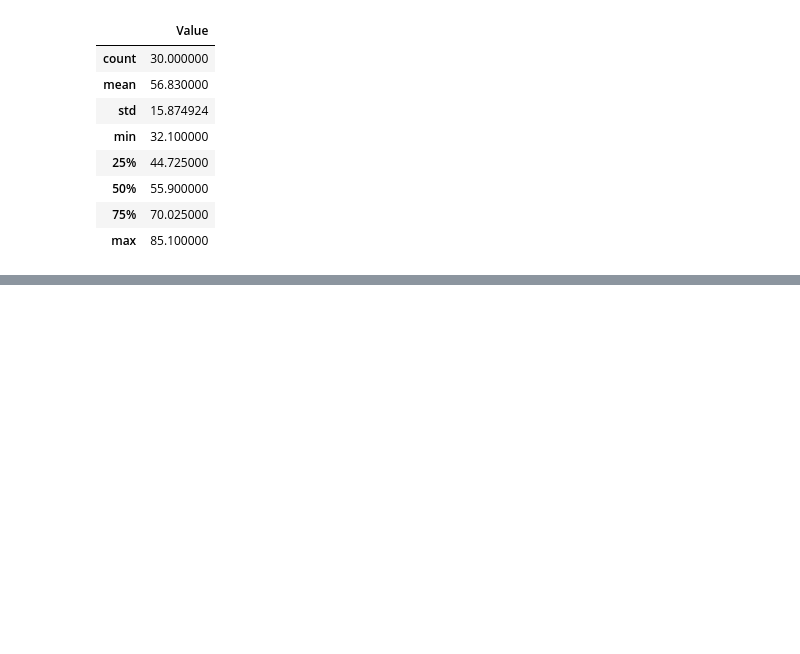
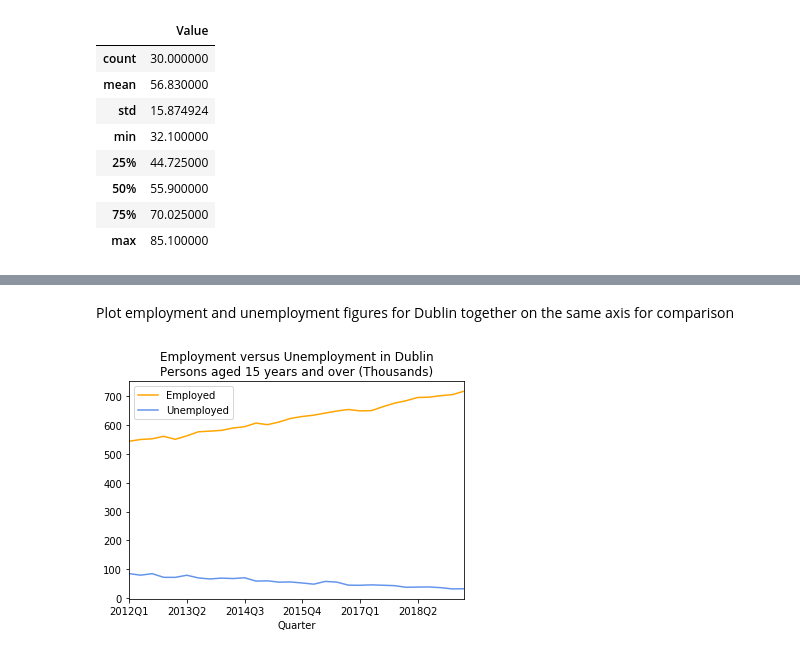
Before and after one commit to virtualarchitectures/CSO_Ireland_JSONStat4Py, a Jupyter notebook: CSO_Ireland_JSONStat4Py.ipynb, the cells around one changed output, grey strips where cells are left out. Drawn from its saved outputs; the diff is of its cells as text; code cells hidden in the pictures; blank space fills up the shorter version.

```diff
--- a/CSO_Ireland_JSONStat4Py.ipynb
+++ b/CSO_Ireland_JSONStat4Py.ipynb
@@ -161,0 +200,13 @@ plt.show()
+# %% [markdown]
+Plot employment and unemployment figures for Dublin together on the same axis for comparison
+# %%
+ax = plt.gca()
+
+df_dublin_employed.plot(kind='line',color='orange',label='Employed',x='Quarter',y='Value',ax=ax)
+df_dublin_unemployed.plot(kind='line',color='cornflowerblue',label='Unemployed',x='Quarter',y='Value',ax=ax)
+
+plt.title("Employment versus Unemployment in Dublin" + "\n" + "Persons aged 15 years and over (Thousands)")
+
+plt.show()
+# %% [output]
+[figure, added]
```
Also changed, not shown: parts of 10 cells of this notebook.
